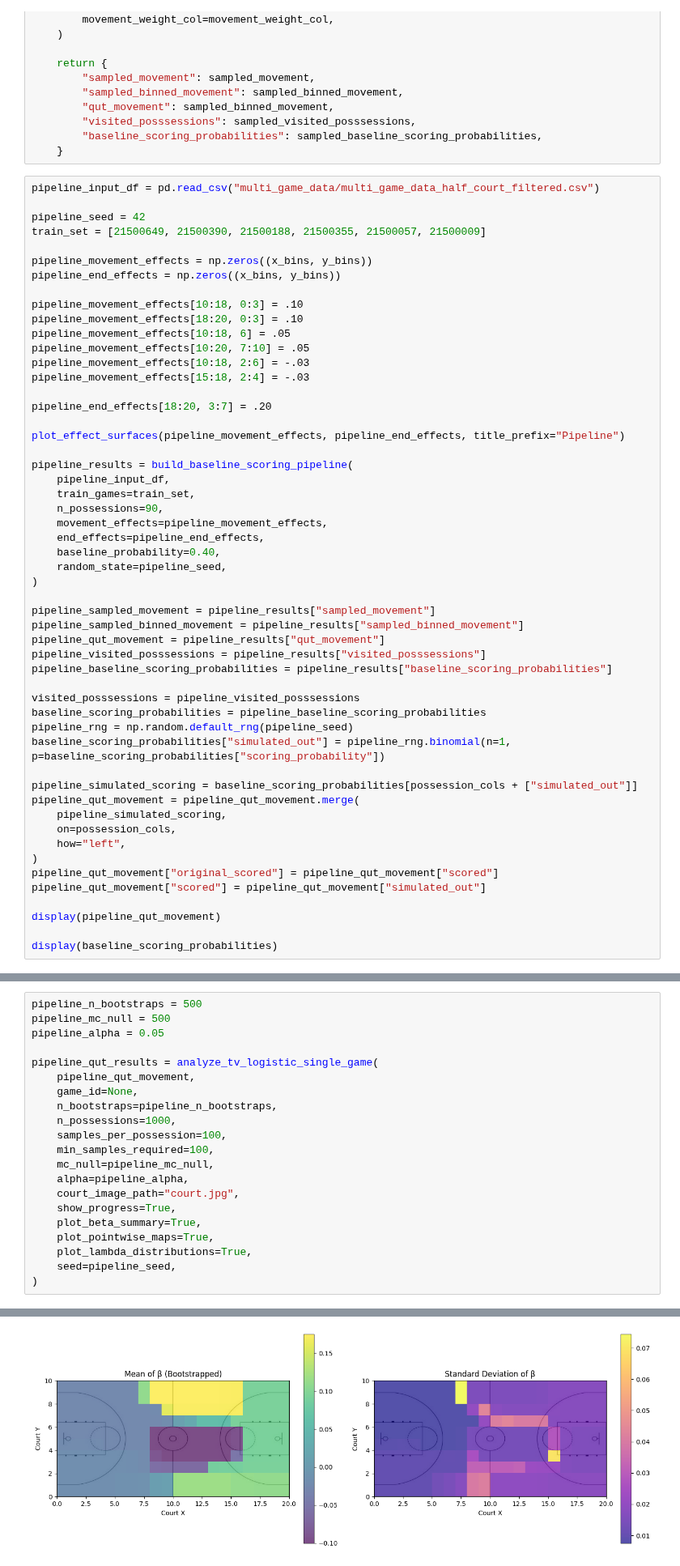
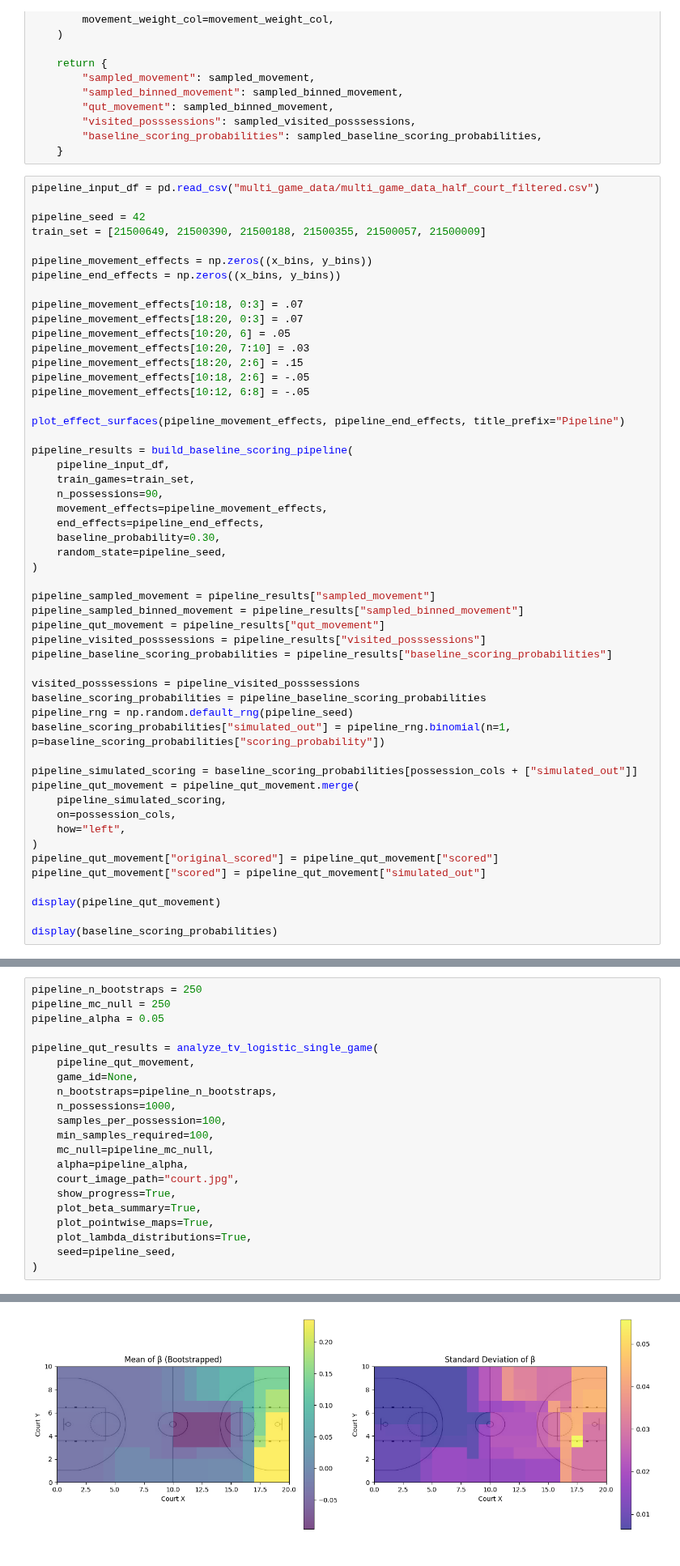
Before and after one commit to Channertheman/NBA_Analysis, a Jupyter notebook: Simulation_construction.ipynb, the cells around one changed output, grey strips where cells are left out. Shown at 81% size. Cells and saved outputs as stored; diff of their text form.

```diff
--- a/Simulation_construction.ipynb
+++ b/Simulation_construction.ipynb
@@ -621,14 +621,13 @@ train_set = [21500649, 21500390, 21500188, 21500355, 21500057, 21500009]
 pipeline_movement_effects = np.zeros((x_bins, y_bins))
 pipeline_end_effects = np.zeros((x_bins, y_bins))
 
-pipeline_movement_effects[10:18, 0:3] = .10
-pipeline_movement_effects[18:20, 0:3] = .10
-pipeline_movement_effects[10:18, 6] = .05
-pipeline_movement_effects[10:20, 7:10] = .05
-pipeline_movement_effects[10:18, 2:6] = -.03
-pipeline_movement_effects[15:18, 2:4] = -.03
-
-pipeline_end_effects[18:20, 3:7] = .20
+pipeline_movement_effects[10:18, 0:3] = .07
+pipeline_movement_effects[18:20, 0:3] = .07
+pipeline_movement_effects[10:20, 6] = .05
+pipeline_movement_effects[10:20, 7:10] = .03
+pipeline_movement_effects[18:20, 2:6] = .15
+pipeline_movement_effects[10:18, 2:6] = -.05
+pipeline_movement_effects[10:12, 6:8] = -.05
 
 plot_effect_surfaces(pipeline_movement_effects, pipeline_end_effects, title_prefix="Pipeline")
 
@@ -638,7 +637,7 @@ pipeline_results = build_baseline_scoring_pipeline(
     n_possessions=90,
     movement_effects=pipeline_movement_effects,
     end_effects=pipeline_end_effects,
-    baseline_probability=0.40,
+    baseline_probability=0.30,
     random_state=pipeline_seed,
 )
 
@@ -700,6 +699,6 @@ np.float64(0.5777777777777777)
 # %%
-pipeline_n_bootstraps = 500
-pipeline_mc_null = 500
+pipeline_n_bootstraps = 250
+pipeline_mc_null = 250
 pipeline_alpha = 0.05
 
 pipeline_qut_results = analyze_tv_logistic_single_game(
@@ -736 +732 @@ Empirical p-value (λ_max > λ_qut): 0.0000
-[figure, old version]
+[figure, new version]
```
Also changed, not shown: parts of 3 cells of this notebook, 2 other files.
